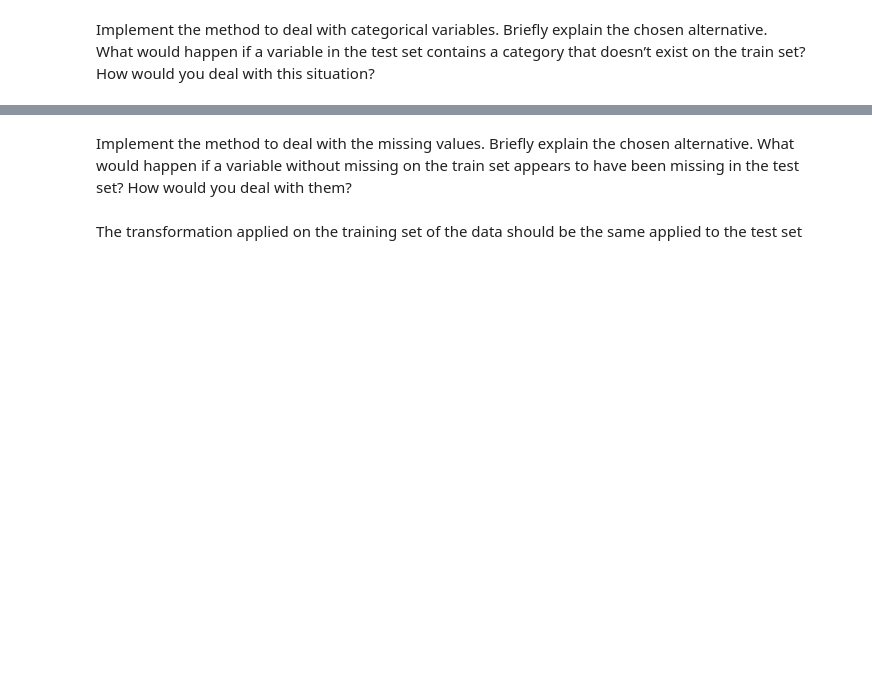
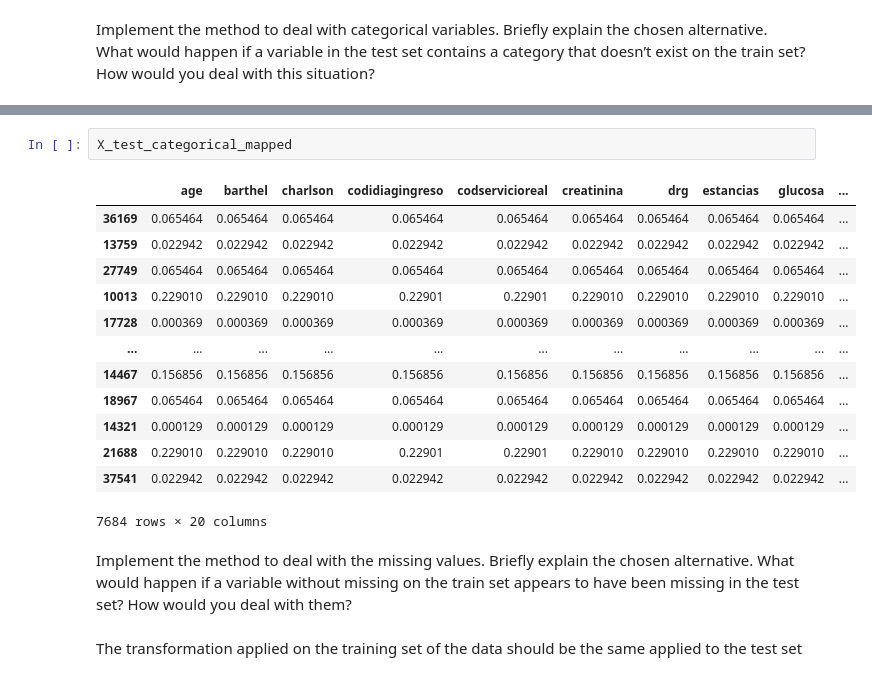
Before and after one commit to SailorGeorge/BiomedicalDataScience_LAB04, a Jupyter notebook: Lab4.ipynb, the cells around one changed output, grey strips where cells are left out. Drawn from its saved outputs; the diff is of its cells as text; blank space fills up the shorter version.

```diff
--- a/Lab4.ipynb
+++ b/Lab4.ipynb
@@ -190,3 +271,19 @@ would you deal with this situation?
+# %%
+X_test_categorical_mapped
+# %% [output]
+|  | age | barthel | charlson | codidiagingreso | codservicioreal | creatinina | drg | estancias | glucosa | ... |
+| 36169 | 0.065464 | 0.065464 | 0.065464 | 0.065464 | 0.065464 | 0.065464 | 0.065464 | 0.065464 | 0.065464 | ... |
+| 13759 | 0.022942 | 0.022942 | 0.022942 | 0.022942 | 0.022942 | 0.022942 | 0.022942 | 0.022942 | 0.022942 | ... |
+| 27749 | 0.065464 | 0.065464 | 0.065464 | 0.065464 | 0.065464 | 0.065464 | 0.065464 | 0.065464 | 0.065464 | ... |
+| 10013 | 0.229010 | 0.229010 | 0.229010 | 0.22901 | 0.22901 | 0.229010 | 0.229010 | 0.229010 | 0.229010 | ... |
+| 17728 | 0.000369 | 0.000369 | 0.000369 | 0.000369 | 0.000369 | 0.000369 | 0.000369 | 0.000369 | 0.000369 | ... |
+| ... | ... | ... | ... | ... | ... | ... | ... | ... | ... | ... |
+| 14467 | 0.156856 | 0.156856 | 0.156856 | 0.156856 | 0.156856 | 0.156856 | 0.156856 | 0.156856 | 0.156856 | ... |
+| 18967 | 0.065464 | 0.065464 | 0.065464 | 0.065464 | 0.065464 | 0.065464 | 0.065464 | 0.065464 | 0.065464 | ... |
+| 14321 | 0.000129 | 0.000129 | 0.000129 | 0.000129 | 0.000129 | 0.000129 | 0.000129 | 0.000129 | 0.000129 | ... |
+| 21688 | 0.229010 | 0.229010 | 0.229010 | 0.22901 | 0.22901 | 0.229010 | 0.229010 | 0.229010 | 0.229010 | ... |
+| 37541 | 0.022942 | 0.022942 | 0.022942 | 0.022942 | 0.022942 | 0.022942 | 0.022942 | 0.022942 | 0.022942 | ... |
+7684 rows × 20 columns
 # %% [markdown]
 Implement the method to deal with the missing values. Briefly explain the chosen alternative. What
 would happen if a variable without missing on the train set appears to have been missing in the test
```
Also changed, not shown: parts of 15 cells of this notebook.
